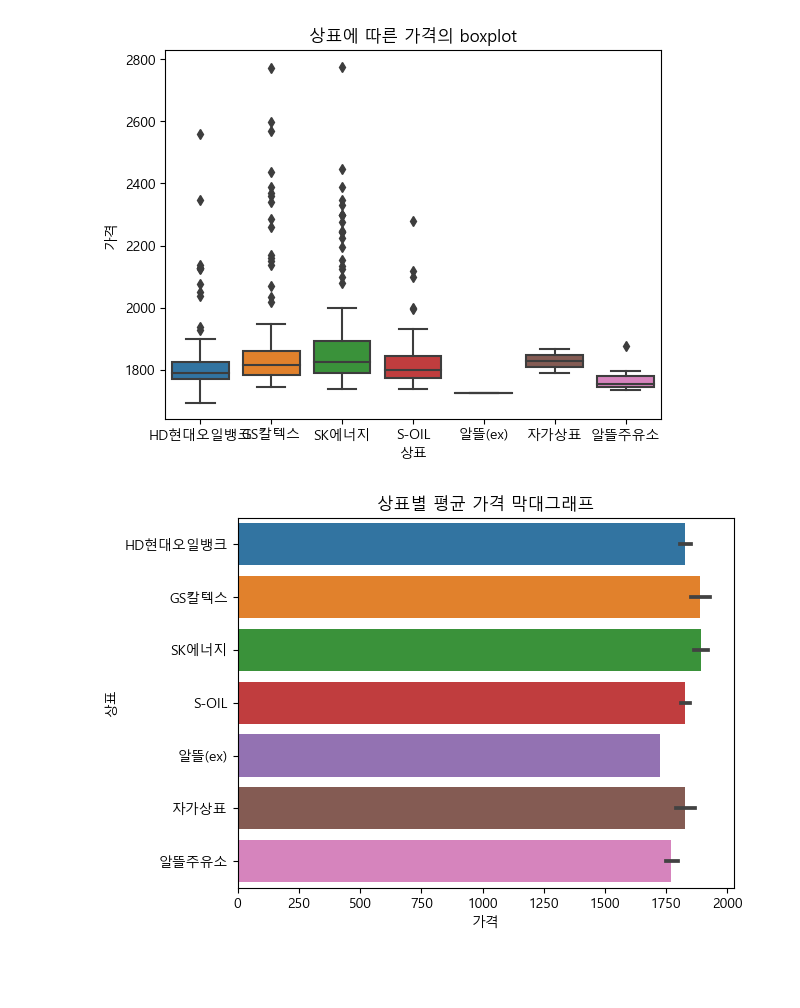
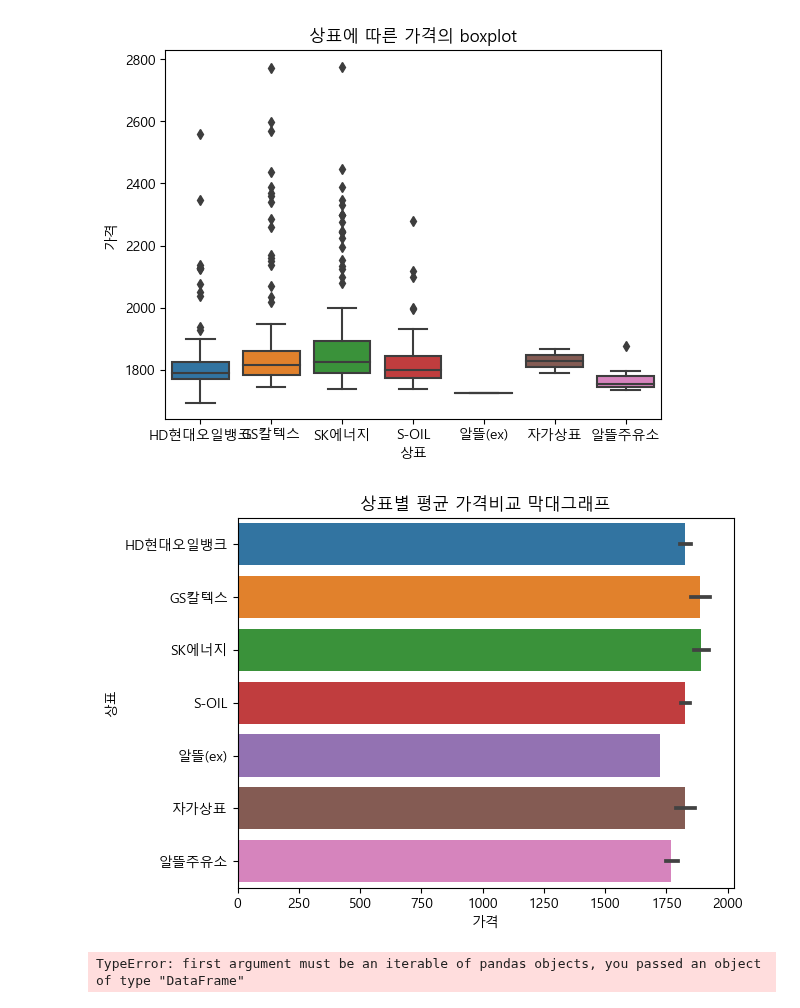
Before and after one commit to njy622/DataAnalysis-2023.09, a Jupyter notebook: 05.Crawling/15.Opinet.ipynb, the cells around one changed output. Drawn from its saved outputs; the diff is of its cells as text; code cells hidden in the pictures; blank space fills up the shorter version.

```diff
--- a/05.Crawling/15.Opinet.ipynb
+++ b/05.Crawling/15.Opinet.ipynb
@@ -247,7 +261,11 @@ plt.title('상표에 따른 가격의 boxplot');
 # %%
 # 상표별 평균 가격의 막대 그래프
 sns.barplot(df, y='상표', x='가격')
-plt.title('상표별 평균 가격 막대그래프')
+plt.title('상표별 평균 가격비교 막대그래프')
 plt.show()
 # %% [output]
-[figure, old version]
+[figure, new version]
+# %%
+pd.concat(pd.DataFrame(df.구), pd.DataFrame(df.가격))
+# %% [output]
+TypeError: first argument must be an iterable of pandas objects, you passed an object of type "DataFrame"
```
Also changed, not shown: parts of 7 cells of this notebook.
